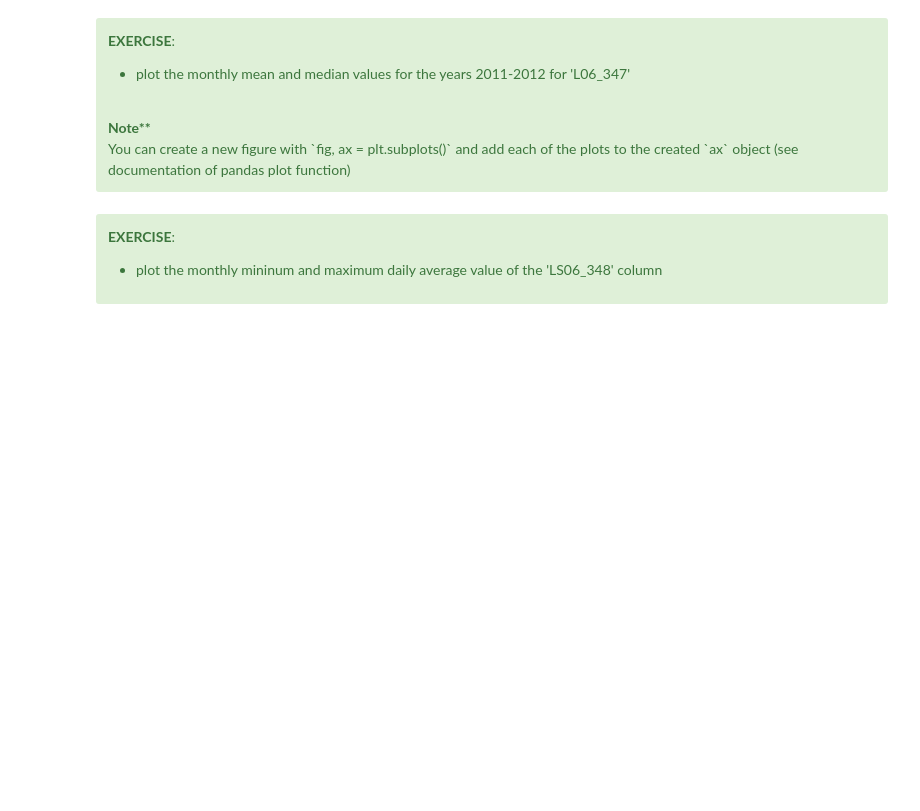
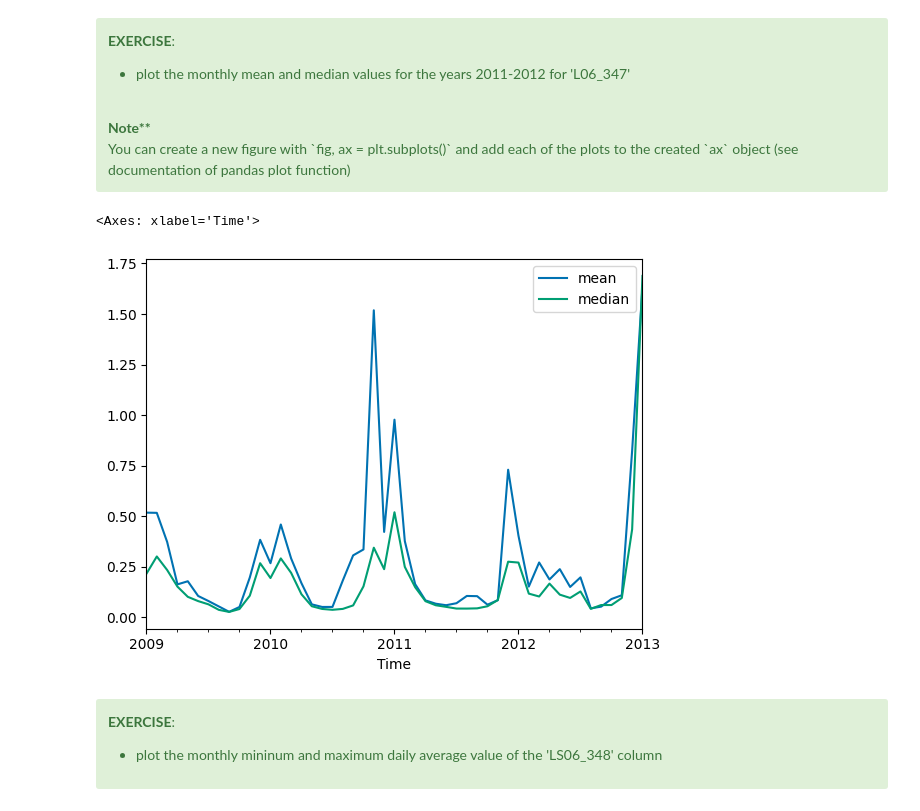
Before and after one commit to MariusAAROS/IPP-Datacamp, a Jupyter notebook: 01_pandas/01-pandas_overview.ipynb, the cells around one changed output. Cells and saved outputs as stored; diff of their text form; code cells hidden in the pictures; blank space fills up the shorter version.

```diff
--- a/01_pandas/01-pandas_overview.ipynb
+++ b/01_pandas/01-pandas_overview.ipynb
@@ -1541,6 +1643,11 @@ data.resample('A').mean().plot()
      <b>Note** </b> <br>You can create a new figure with  `fig, ax = plt.subplots()`
  and add each of the plots to the created `ax` object (see documentation of pandas plot function)
 </div>
+# %%
+data.resample('M').agg(["mean", "median"])["L06_347"].plot()
+# %% [output]
+<Axes: xlabel='Time'>
+[figure, added]
 # %% [markdown]
 <div class="alert alert-success">
 
```
Also changed, not shown: parts of 37 cells of this notebook.
